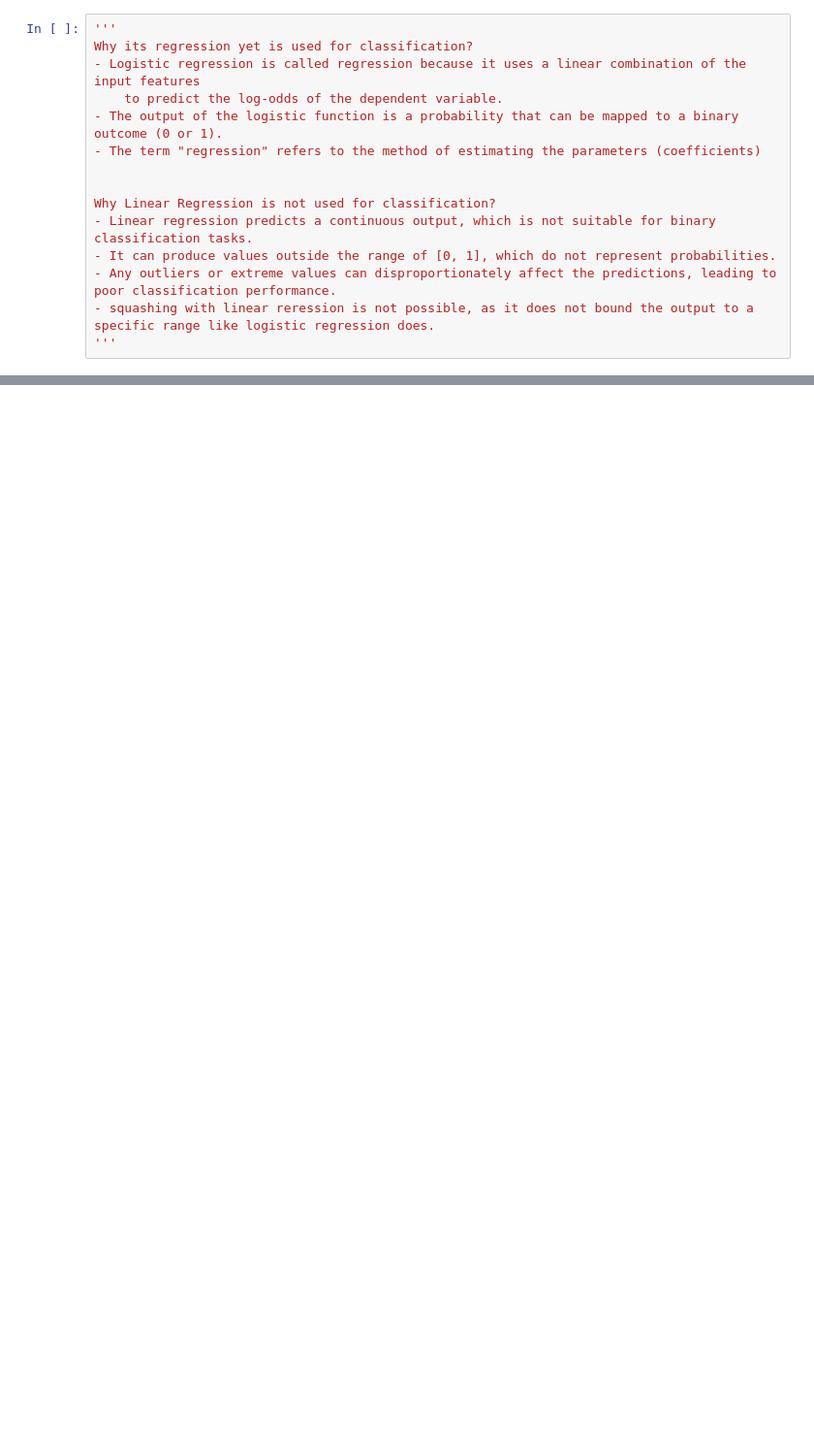
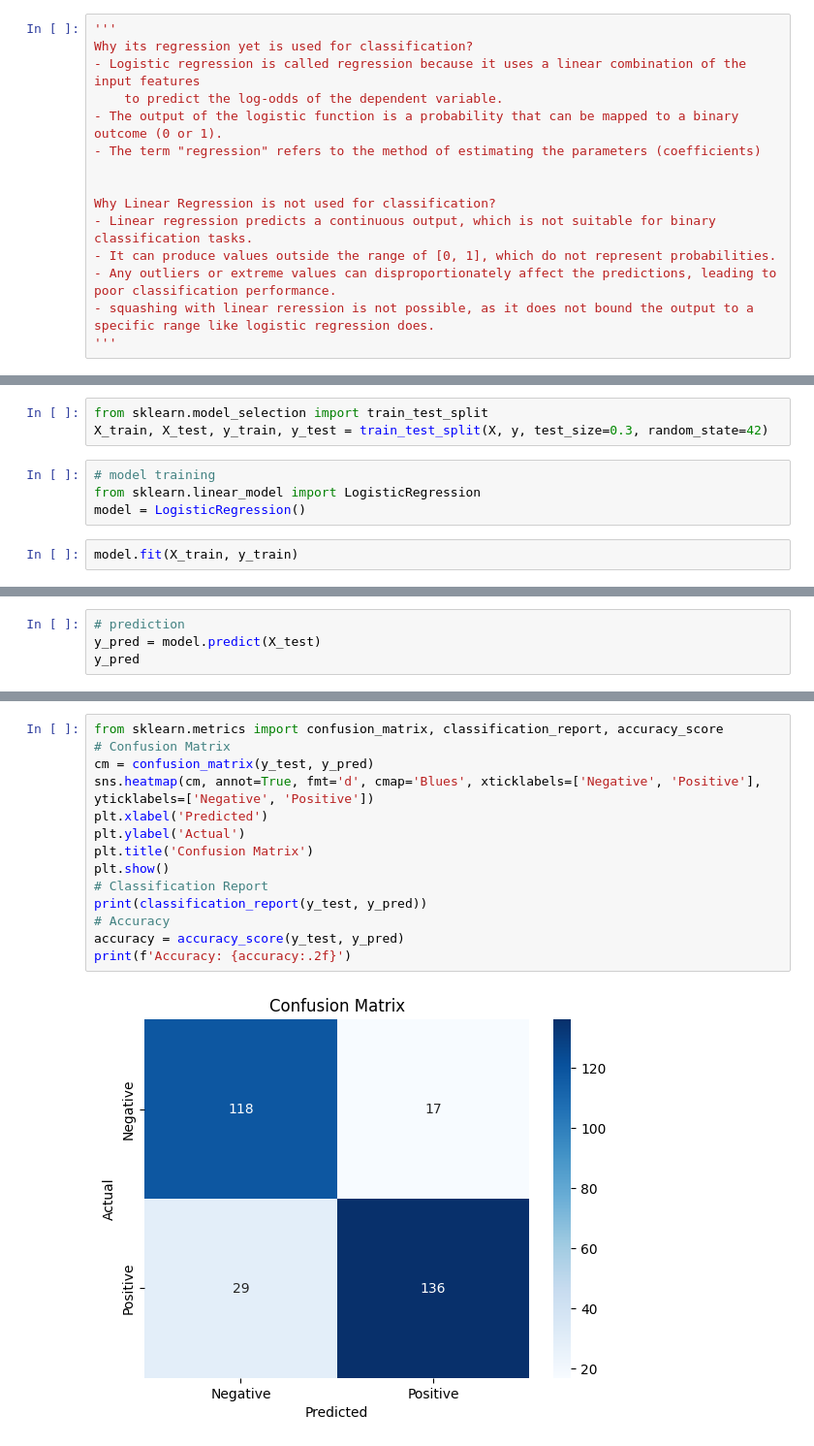
Before and after one commit to abhik12295/Data-Science-Learning, a Jupyter notebook: Core ML Topics/5. ML Algos/Supervised ML/3. Logistic Regression.ipynb, the cells around one changed output, grey strips where cells are left out. Shown: that part at 97% size. Cells and saved outputs as stored; diff of their text form; blank space fills up the shorter version.

Commit message:
logistics regression

```diff
--- a/Core ML Topics/5. ML Algos/Supervised ML/3. Logistic Regression.ipynb
+++ b/Core ML Topics/5. ML Algos/Supervised ML/3. Logistic Regression.ipynb
@@ -37,0 +241,9 @@ Why Linear Regression is not used for classification?
+# %%
+from sklearn.model_selection import train_test_split
+X_train, X_test, y_train, y_test = train_test_split(X, y, test_size=0.3, random_state=42)
+# %%
+# model training
+from sklearn.linear_model import LogisticRegression
+model = LogisticRegression()
+# %%
+model.fit(X_train, y_train)
@@ -37,0 +252,4 @@ Why Linear Regression is not used for classification?
+# %%
+# prediction
+y_pred = model.predict(X_test)
+y_pred
@@ -37,0 +271,16 @@ Why Linear Regression is not used for classification?
+# %%
+from sklearn.metrics import confusion_matrix, classification_report, accuracy_score
+# Confusion Matrix
+cm = confusion_matrix(y_test, y_pred)
+sns.heatmap(cm, annot=True, fmt='d', cmap='Blues', xticklabels=['Negative', 'Positive'], yticklabels=['Negative', 'Positive'])
+plt.xlabel('Predicted')
+plt.ylabel('Actual')
+plt.title('Confusion Matrix')
+plt.show()
+# Classification Report
+print(classification_report(y_test, y_pred))
+# Accuracy
+accuracy = accuracy_score(y_test, y_pred)
+print(f'Accuracy: {accuracy:.2f}')
+# %% [output]
+[figure, added]
```
Also changed, not shown: parts of 38 cells of this notebook.
